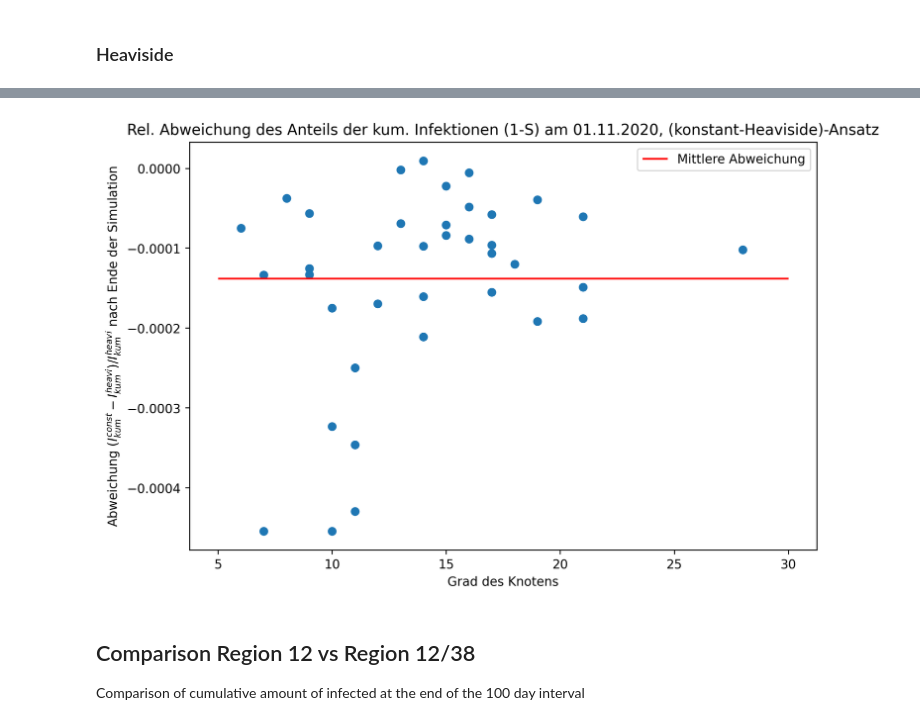
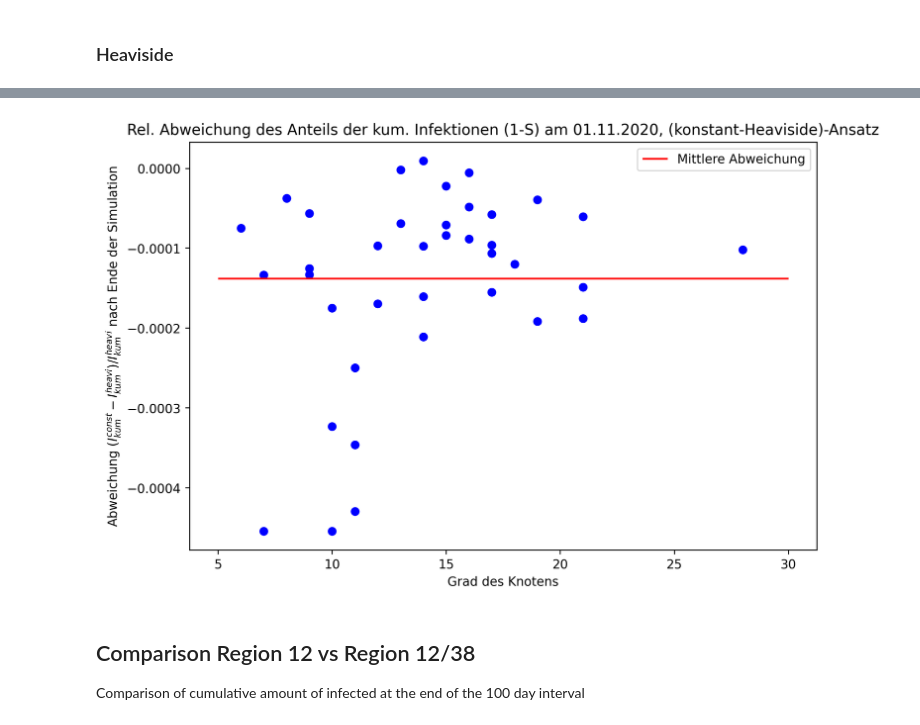
Before and after one commit to torbensun/Modeling-Of-Epidemics-With-Compartmental-And-Network-Models, a Jupyter notebook: Project.ipynb, the cells around one changed output, grey strips where cells are left out. Drawn from its saved outputs; the diff is of its cells as text; code cells hidden in the pictures.

```diff
--- a/Project.ipynb
+++ b/Project.ipynb
@@ -646,14 +659,14 @@ plt.savefig("Media/Boundaries/Boundaries_38_degree_dist_h.pdf")
 # %%
 plt.figure(figsize=(9,6),dpi=250)
 plt.title("Rel. Abweichung des Anteils der kum. Infektionen (1-S) am 01.11.2020, (konstant-Heaviside)-Ansatz")
 plt.xlabel('Grad des Knotens')
 plt.ylabel(r"Abweichung $(I_{kum}^{const}-I_{kum}^{heavi})/I_{kum}^{heavi}$ nach Ende der Simulation")
-plt.scatter(degree_dist,(diff_cum_I_final_c - diff_cum_I_final_h)/diff_cum_I_final_h,marker='o')
+plt.scatter(degree_dist,(diff_cum_I_final_c - diff_cum_I_final_h)/diff_cum_I_final_h,marker='o',color='blue')
 plt.hlines((avg_diff_cum_I_final_c-avg_diff_cum_I_final_h)/avg_diff_cum_I_final_h,5,30,color='red',label='Mittlere Abweichung')
 plt.legend()
 plt.savefig("Media/Boundaries/Boundaries_38_degree_dist_c-h.pdf")
 # %% [output]
-[figure, old version]
+[figure, new version]
 # %% [markdown]
 ## Comparison Region 12 vs Region 12/38
 Comparison of cumulative amount of infected at the end of the 100 day interval
```
Also changed, not shown: parts of 7 cells of this notebook, 5 other files.
